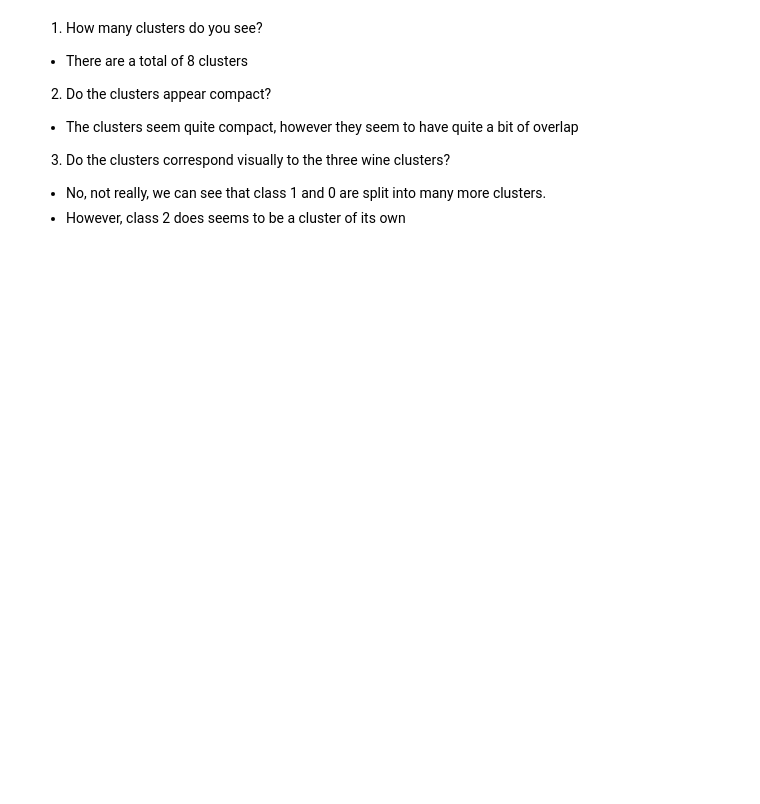
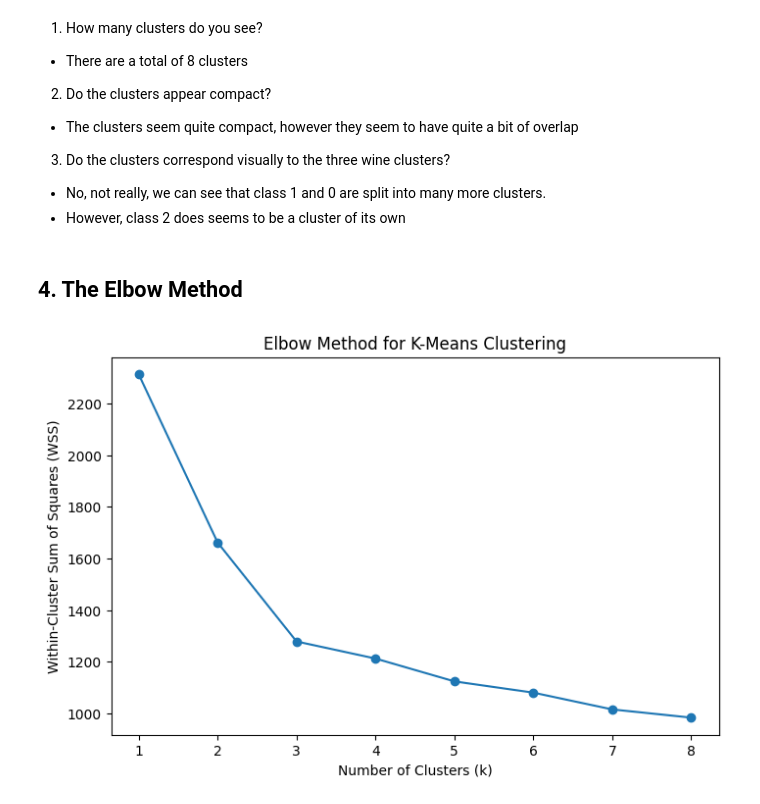
Before and after one commit to EvanAngQiXuan/IntroToMLAsg1, a Jupyter notebook: asg2_p1_p2.ipynb, the cells around one changed output. Drawn from its saved outputs; the diff is of its cells as text; code cells hidden in the pictures; blank space fills up the shorter version.

```diff
--- a/asg2_p1_p2.ipynb
+++ b/asg2_p1_p2.ipynb
@@ -236,3 +238,31 @@ plt.show()
 3. Do the clusters correspond visually to the three wine clusters?
 - No, not really, we can see that class 1 and 0 are split into many more clusters.
 - However, class 2 does seems to be a cluster of its own
+# %% [markdown]
+## 4. The Elbow Method
+# %%
+wss = []
+
+k_values = range(1, 9)
+
+for k in k_values:
+    kmeans = KMeans(
+        n_clusters=k,
+        random_state=42,
+        n_init="auto"
+    )
+
+    kmeans.fit(X_scaled)
+
+    wss.append(kmeans.inertia_)
+
+plt.figure(figsize=(8, 5))
+plt.plot(k_values, wss, marker="o")
+
+plt.xlabel("Number of Clusters (k)")
+plt.ylabel("Within-Cluster Sum of Squares (WSS)")
+plt.title("Elbow Method for K-Means Clustering")
+
+plt.show()
+# %% [output]
+[figure, added]
```
Also changed, not shown: parts of 6 cells of this notebook.
